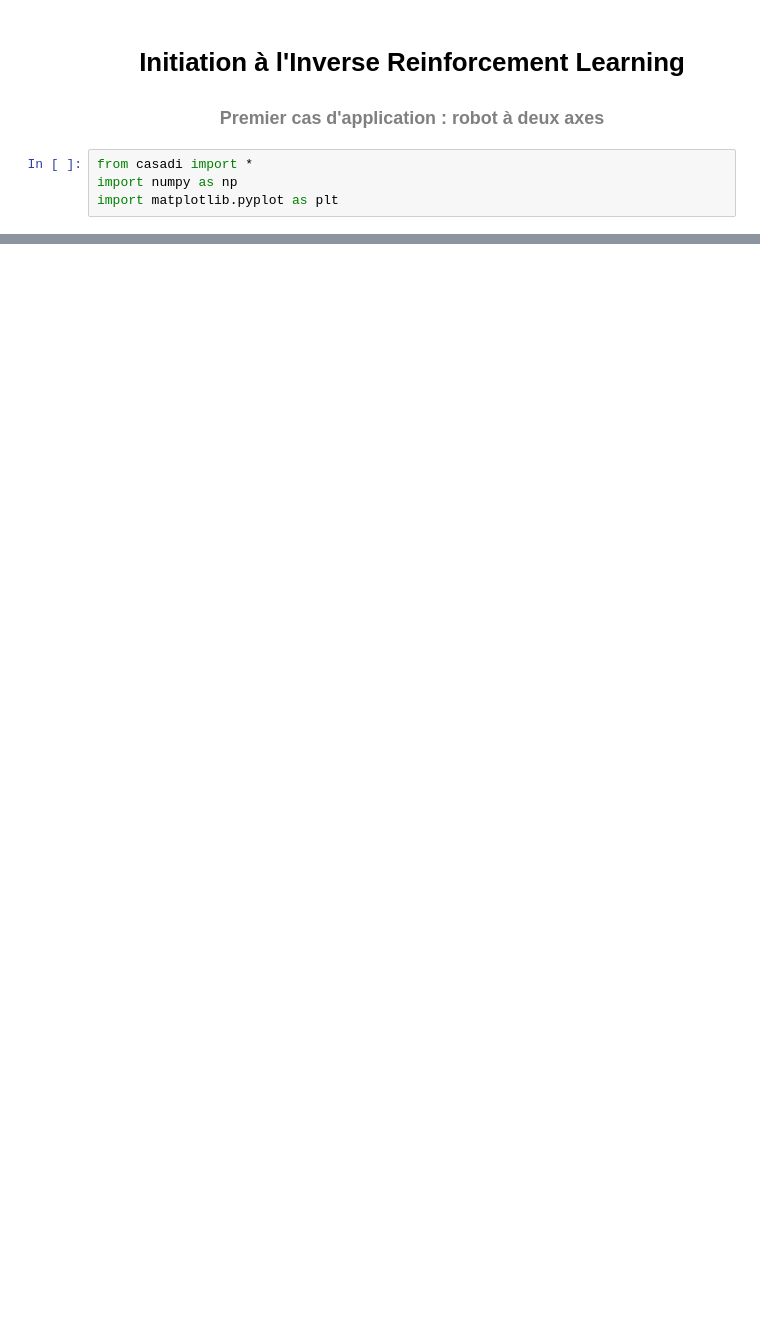
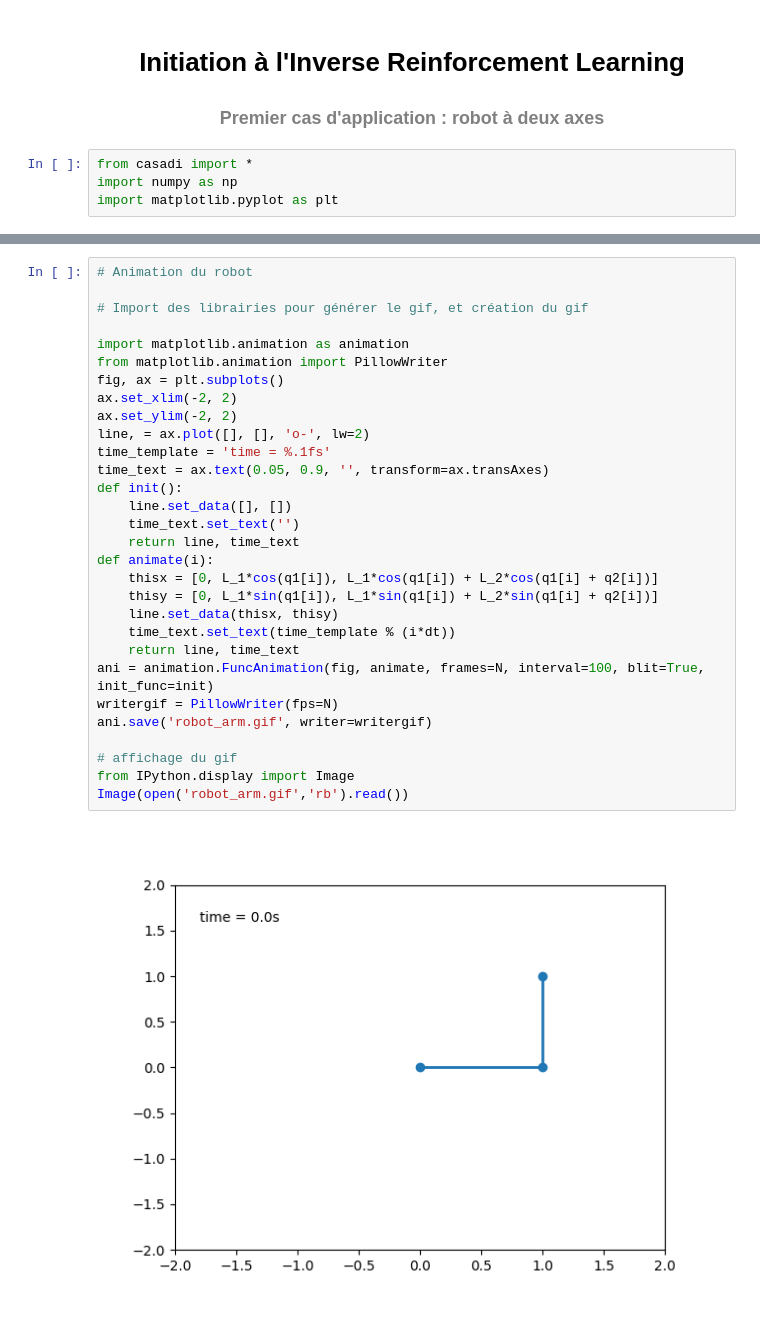
Before and after one commit to MaxMosh/OC-IRL, a Jupyter notebook: Starting/2 - Cas d'application 1/second_optimization_problem.ipynb, the cells around one changed output, grey strips where cells are left out. Drawn from its saved outputs; the diff is of its cells as text; blank space fills up the shorter version.

```diff
--- a/Starting/2 - Cas d'application 1/second_optimization_problem.ipynb
+++ b/Starting/2 - Cas d'application 1/second_optimization_problem.ipynb
@@ -135,0 +362,32 @@ Image(open('robot_arm_v1.gif','rb').read())
+# %%
+# Animation du robot
+
+# Import des librairies pour générer le gif, et création du gif
+
+import matplotlib.animation as animation
+from matplotlib.animation import PillowWriter
+fig, ax = plt.subplots()
+ax.set_xlim(-2, 2)
+ax.set_ylim(-2, 2)
+line, = ax.plot([], [], 'o-', lw=2)
+time_template = 'time = %.1fs'
+time_text = ax.text(0.05, 0.9, '', transform=ax.transAxes)
+def init():
+    line.set_data([], [])
+    time_text.set_text('')
+    return line, time_text
+def animate(i):
+    thisx = [0, L_1*cos(q1[i]), L_1*cos(q1[i]) + L_2*cos(q1[i] + q2[i])]
+    thisy = [0, L_1*sin(q1[i]), L_1*sin(q1[i]) + L_2*sin(q1[i] + q2[i])]
+    line.set_data(thisx, thisy)
+    time_text.set_text(time_template % (i*dt))
+    return line, time_text
+ani = animation.FuncAnimation(fig, animate, frames=N, interval=100, blit=True, init_func=init)
+writergif = PillowWriter(fps=N)
+ani.save('robot_arm.gif', writer=writergif)
+
+# affichage du gif
+from IPython.display import Image
+Image(open('robot_arm.gif','rb').read())
+# %% [output]
+[figure, added]
```
Also changed, not shown: parts of 34 cells of this notebook, 3 other files.
